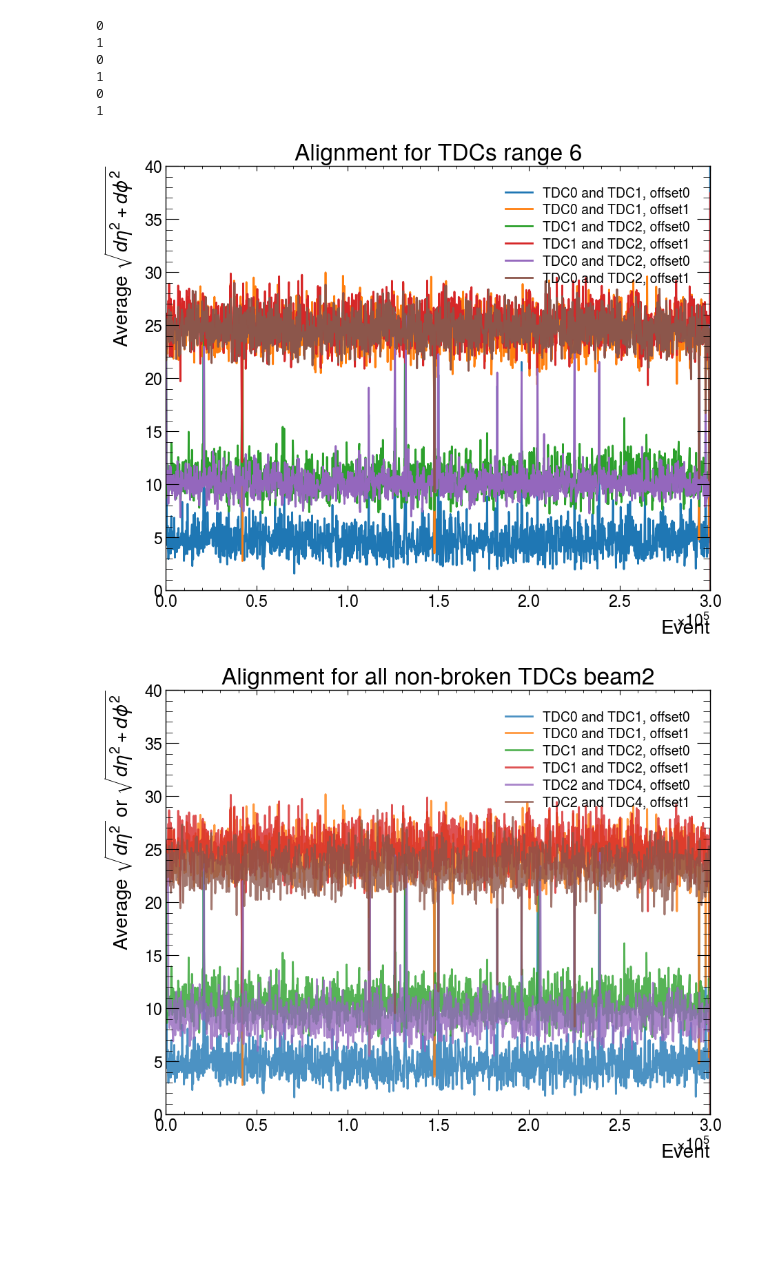
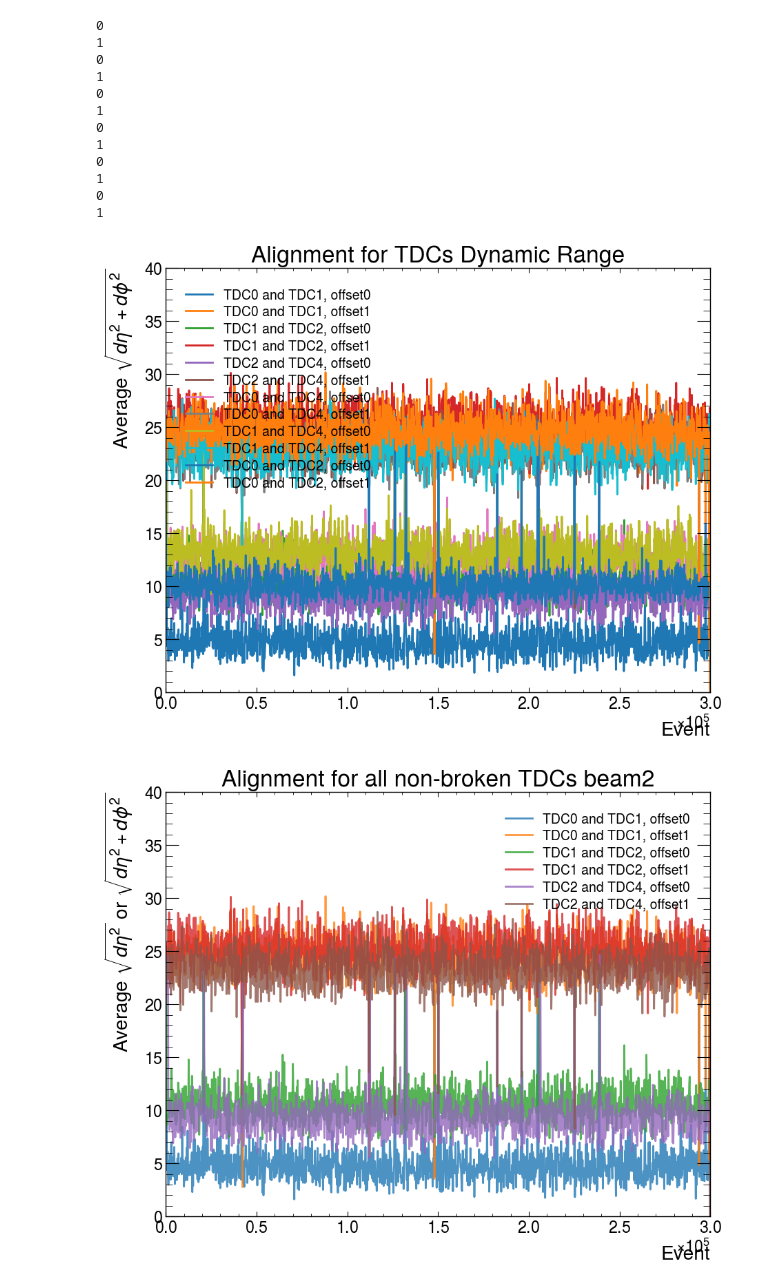
Before and after one commit to Takodachi6969/summer2, a Jupyter notebook: DataAnalysis17062024 (2).ipynb, the cells around one changed output. Saved outputs shown, nothing was run; the diff lists cells and outputs as text; code cells hidden in the pictures; blank space fills up the shorter version.

```diff
--- a/DataAnalysis17062024 (2).ipynb
+++ b/DataAnalysis17062024 (2).ipynb
@@ -1301,17 +1303,21 @@ print(find_tdc_alignment_metric(0, 4))
 # %%
 importlib.reload(rawFileReader)
 interval = 200
-file_path = 'Data/Beam2.raw'
+file_path = '../Data/Beam2.raw'
 fReader = rawFileReader.fileReader(file_path)
 processedEvents = 0
 events = []
+flagged = []
 values = [0, 1, 2, 3]
-order = [[0, 1], [1,2], [2, 4]]
+order = [[0, 1], [1, 2], [2, 4]]
+global_alignment = []
+Sainity_order = [[0,2], [0, 4], [1, 4]]
 lastWasBad = [False for i in range(len(order))]
 adjustment = [0 for i in range(len(order))]
 # aligned = True
 alignevt = [[[], [], [], [], []] for _ in range(5)]
 while processedEvents<300000:
+    issane = []
     if not fReader.readBlock():
         print("Bad Block Read")
         break
@@ -1327,7 +1333,7 @@ while processedEvents<300000:
                 for idx, item in enumerate(order):
                     i, j = item
                     x, y, l, m = find_tdc_alignment_metric(i, j)
-                    aligned, update = doRealign(fReader, events[-interval:], x, y, l, m, i, j, adjustment=adjustment[idx])
+                    aligned, update = doRealign(fReader, events[-interval:], x, y, l, m, i, j, adjustment=adjustment[idx], processedEvents=processedEvents)
                     aligned_check.append(aligned)
                     if update != -1:
                         if update ==1:
@@ -1346,4 +1352,14 @@ while processedEvents<300000:
                         adjustment[idx] = 0
                 if adjustment[idx] > 5:
                     print(f"{processedEvents} has adjustment {adjustment[idx]} tdc {item}")
+                    flagged.append([processedEvents, adjustment[idx], item])
+                for idx, item in enumerate(Sainity_order):
+                    i, j = item
+                    x, y, l, m = find_tdc_alignment_metric(i, j)
+                    check = calcAvgAlign(events[-interval:], 0, x, y, l, m, i, j, processedEvents)
+                    if check < 17:
+                        issane.append(True)
+                    else:
+                        issane.append(False)
+                global_alignment.append(issane)
 # %% [output]
@@ -1440,8 +1475,9 @@ Found a new alignment, offsetting by 1 idx is 299600 updated TDC 0
 Found a new alignment, offsetting by -1 idx is 299800 updated TDC 1
 Found a new alignment, offsetting by -1 idx is 299800 updated TDC 2
 # %%
+data = {}
 
-data = {}
+order = [[0, 1], [1, 2], [2, 4], [0, 4], [1, 4], [0, 2]]
 # for i in values:
 #     for j in values:
 #         if i < j:
@@ -1515,6 +1551,12 @@ for item in order:
 1
 0
 1
+0
+1
+0
+1
+0
+1
 # %%
 fig, ax = plt.subplots(figsize=(10, 8))
 # for i in values:
@@ -1522,35 +1564,35 @@ fig, ax = plt.subplots(figsize=(10, 8))
 #         if i < j:
 for item in order:
     i, j = item
     offsets, binsx = get_element(i,j, data)
     for idx, offsethist in enumerate(offsets):
         if idx <2:
             ax.plot(binsx,offsethist,label=f'TDC{i} and TDC{j}, offset{idx}')
 
             # plotted_tdc2 = False
             # plotted_tdc1 = False
             # for x in alignevt[2][1]:
             #     if not plotted_tdc2:
             #         ax.axvline(x=x, color='r', linestyle='--', label='TDC2')
             #         plotted_tdc2 = True
             #     else:
             #         ax.axvline(x=x, color='r', linestyle='--')
             # for x in alignevt[1][2]:
             #     if not plotted_tdc1:
             #         ax.axvline(x=x, color='b', linestyle='--', label='TDC1')
             #         plotted_tdc1 = True
             #     else:
             #         ax.axvline(x=x, color='b', linestyle='--')
 
 ax.set_xlim(0,300000)
 ax.set_ylim(0,40)
 ax.legend()
-ax.set_title('Alignment for TDCs range 6')
+ax.set_title('Alignment for TDCs Dynamic Range')
 ax.set_ylabel('Average $\sqrt{d\eta^2+d\phi^2}$')
 ax.set_xlabel('Event')
 plt.show()
 # %% [output]
-[figure, old version]
+[figure, new version]
 # %%
 fig, ax = plt.subplots(figsize=(10, 8))
 # for i in values:
```
Also changed, not shown: parts of 5 cells of this notebook, 2 other files.
